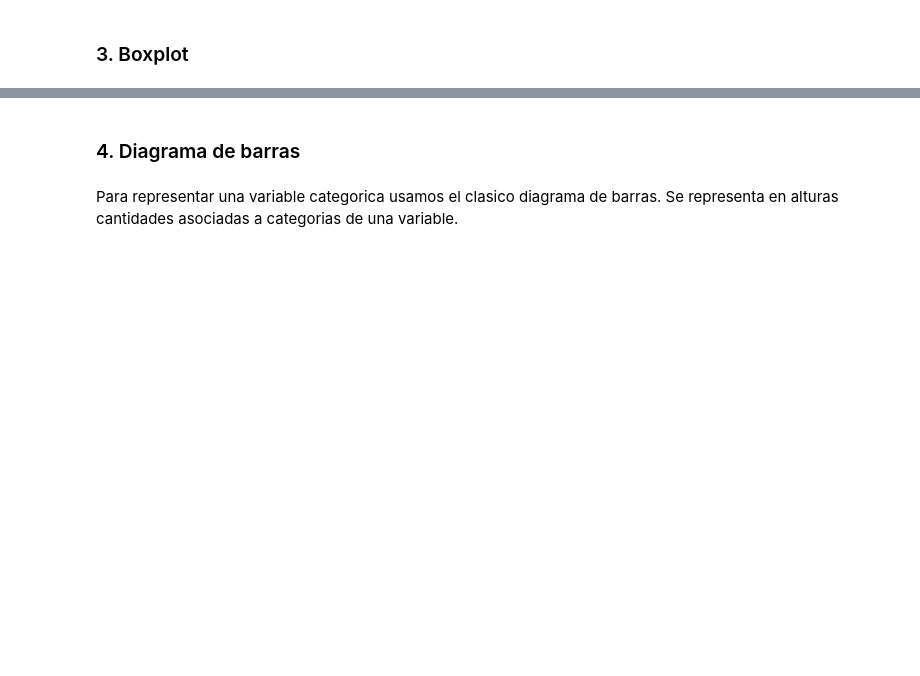
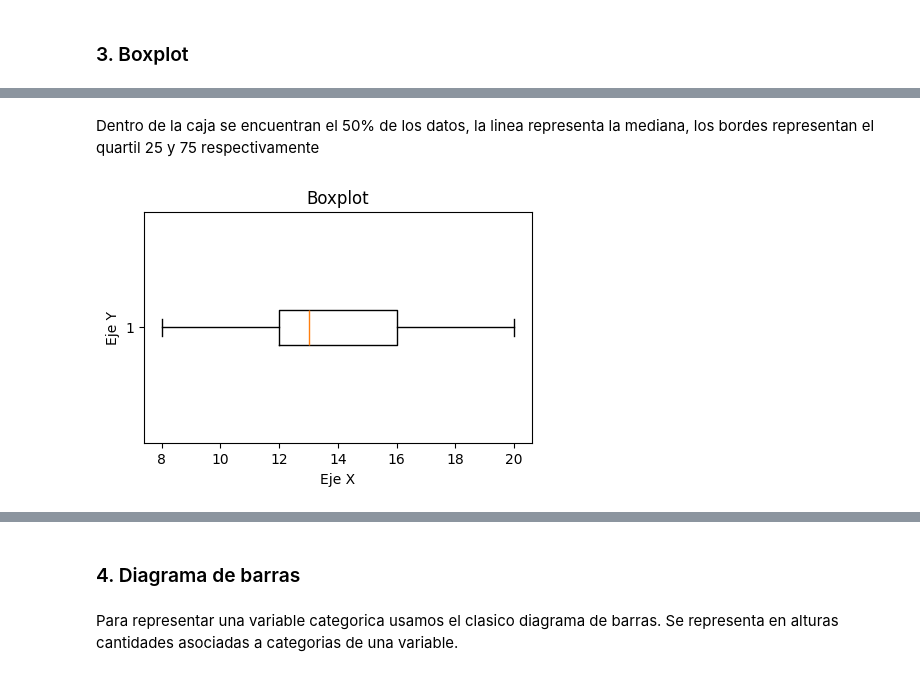
Before and after one commit to DiegoSuarz/Data-Science-for-Business, a Jupyter notebook: 10_Sesión 5 - 1.Visualización Matplotlib.ipynb, the cells around one changed output, grey strips where cells are left out. Saved outputs shown, nothing was run; the diff lists cells and outputs as text; code cells hidden in the pictures; blank space fills up the shorter version.

```diff
--- a/10_Sesión 5 - 1.Visualización Matplotlib.ipynb
+++ b/10_Sesión 5 - 1.Visualización Matplotlib.ipynb
@@ -270,8 +452,12 @@ dfBoston['Target'].describe()
+# %% [markdown]
+Dentro de la caja se encuentran el 50% de los datos, la linea representa la mediana, los bordes representan el quartil 25 y 75 respectivamente
 # %%
 plt.figure(figsize = (5,3))
 plt.title("Boxplot")
 plt.xlabel("Eje X")
 plt.ylabel("Eje Y")
-#plt.boxplot(dfBoston['RM'],flierprops={'markerfacecolor':'g','marker':'s'})
-plt.boxplot(dfBoston['RM'],showfliers=False,vert=False)
+#plt.boxplot(dfBoston['Years_of_education'],flierprops={'markerfacecolor':'g','marker':'s'})
+plt.boxplot(dfBoston['Years_of_education'],showfliers=False,vert=False) #showfliters, no se muestran datos atipicos, vista horizontal
 plt.show()
+# %% [output]
+[figure, added]
```
Also changed, not shown: parts of 70 cells of this notebook, 4 other files.
